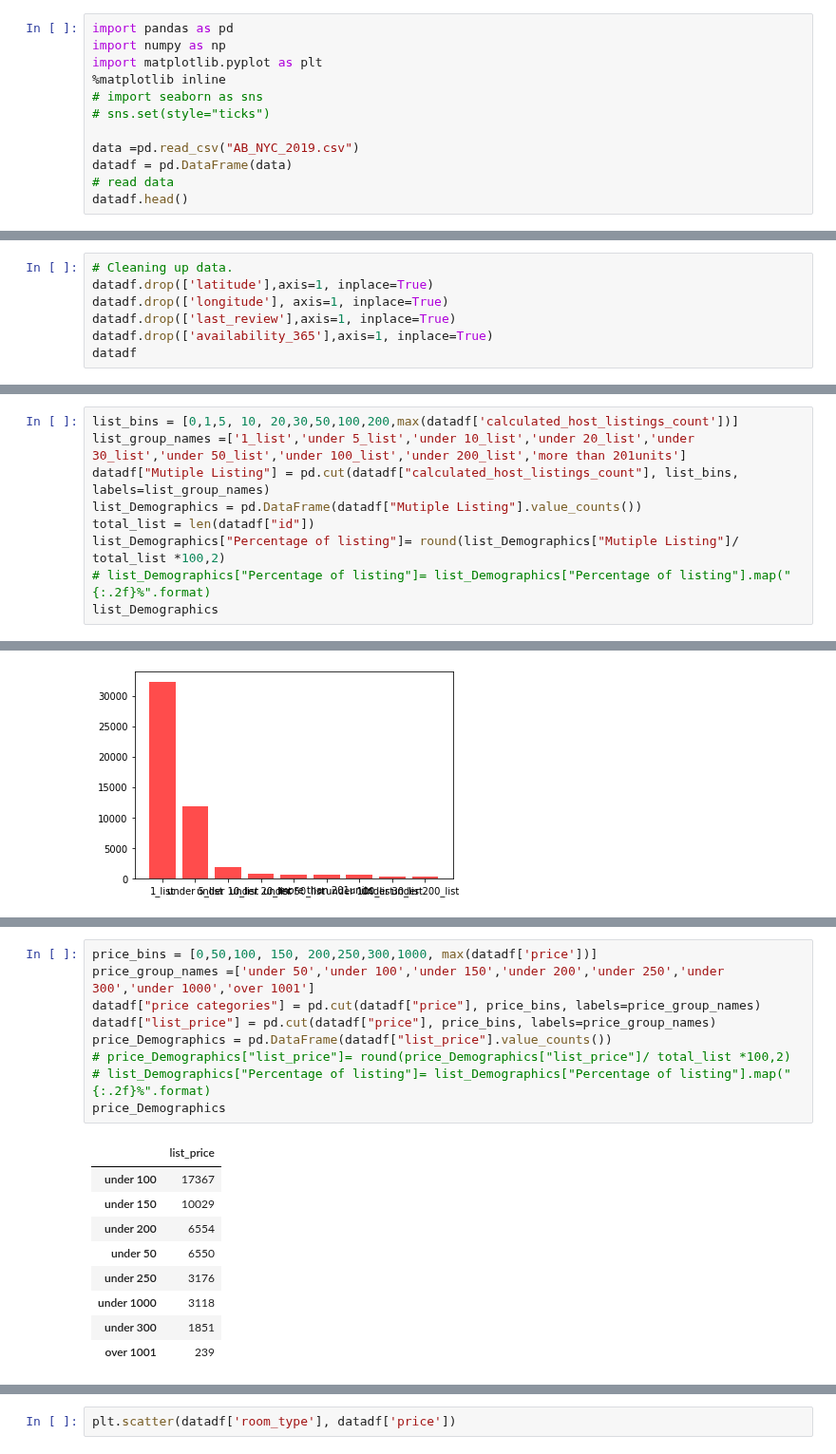
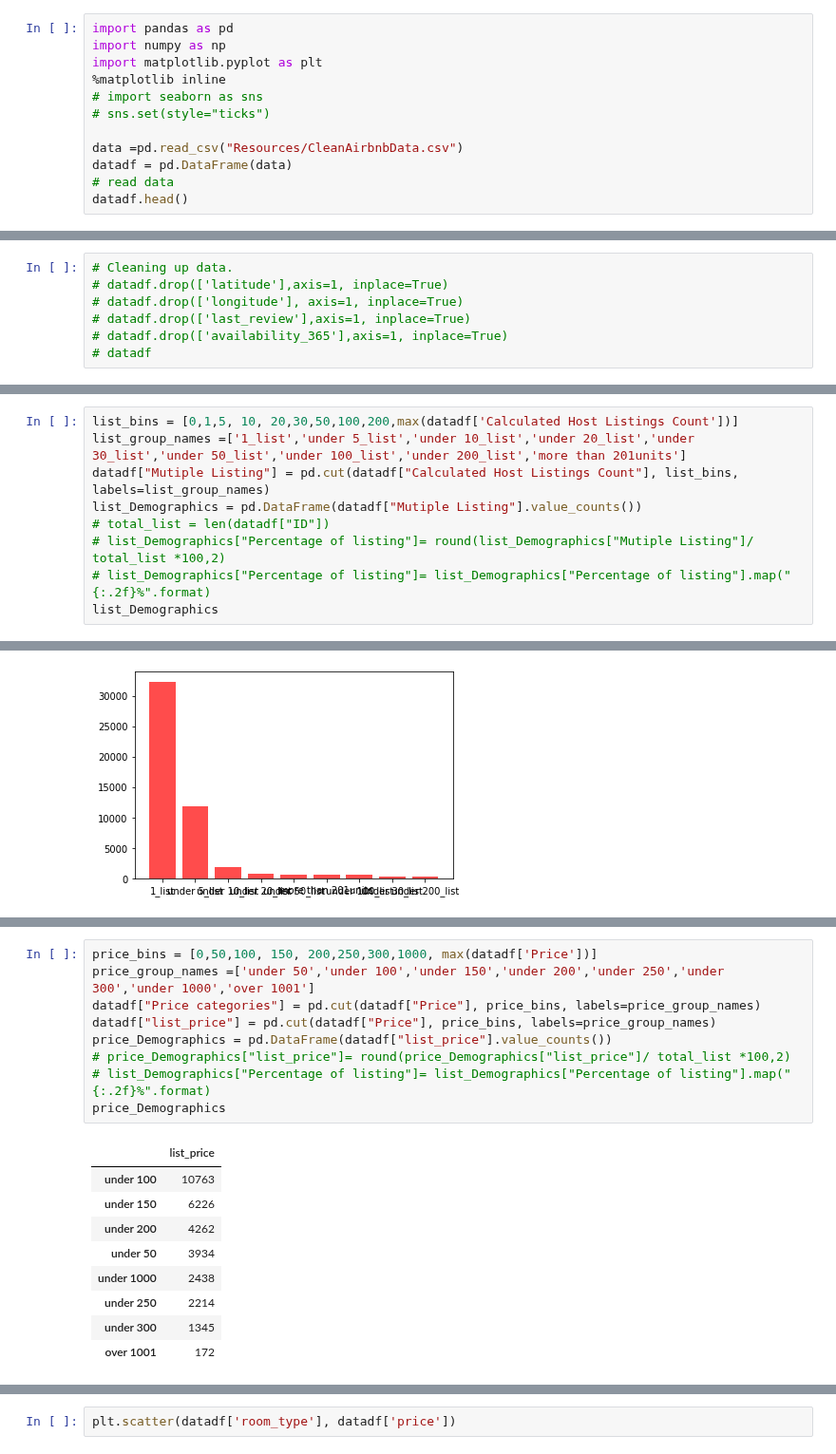
Before and after one commit to hayden4davey/Project1-Group2, a Jupyter notebook: shao data exploring.ipynb, the cells around one changed output, grey strips where cells are left out. Shown at 95% size. Saved outputs shown, nothing was run; the diff lists cells and outputs as text.

```diff
--- a/shao data exploring.ipynb
+++ b/shao data exploring.ipynb
@@ -6,7 +6,7 @@ import matplotlib.pyplot as plt
 # import seaborn as sns
 # sns.set(style="ticks")
 
-data =pd.read_csv("AB_NYC_2019.csv")
+data =pd.read_csv("Resources/CleanAirbnbData.csv")
 datadf = pd.DataFrame(data)
 # read data
 datadf.head()
@@ -57,8 +57,8 @@ datadf.describe()
 | max | 3.648724e+07 | 2.743213e+08 | 40.913060 | -73.712990 | 10000.000000 | 1250.000000 | 629.000000 | 58.500000 | ... |
 # %%
 # Cleaning up data.
-datadf.drop(['latitude'],axis=1, inplace=True)
-datadf.drop(['longitude'], axis=1, inplace=True)
-datadf.drop(['last_review'],axis=1, inplace=True)
-datadf.drop(['availability_365'],axis=1, inplace=True)
-datadf
+# datadf.drop(['latitude'],axis=1, inplace=True)
+# datadf.drop(['longitude'], axis=1, inplace=True)
+# datadf.drop(['last_review'],axis=1, inplace=True)
+# datadf.drop(['availability_365'],axis=1, inplace=True)
+# datadf
@@ -107,10 +88,10 @@ Name: host_id, dtype: float64
 # %%
-list_bins = [0,1,5, 10, 20,30,50,100,200,max(datadf['calculated_host_listings_count'])]
+list_bins = [0,1,5, 10, 20,30,50,100,200,max(datadf['Calculated Host Listings Count'])]
 list_group_names =['1_list','under 5_list','under 10_list','under 20_list','under 30_list','under 50_list','under 100_list','under 200_list','more than 201units']
-datadf["Mutiple Listing"] = pd.cut(datadf["calculated_host_listings_count"], list_bins, labels=list_group_names)
+datadf["Mutiple Listing"] = pd.cut(datadf["Calculated Host Listings Count"], list_bins, labels=list_group_names)
 list_Demographics = pd.DataFrame(datadf["Mutiple Listing"].value_counts())
-total_list = len(datadf["id"])
-list_Demographics["Percentage of listing"]= round(list_Demographics["Mutiple Listing"]/ total_list *100,2)
+# total_list = len(datadf["ID"])
+# list_Demographics["Percentage of listing"]= round(list_Demographics["Mutiple Listing"]/ total_list *100,2)
 # list_Demographics["Percentage of listing"]= list_Demographics["Percentage of listing"].map("{:.2f}%".format)
 list_Demographics
 # %% [output]
@@ -149,20 +130,20 @@ min price:0, max price:10000,mean_p:152.7206871868289
 # %%
-price_bins = [0,50,100, 150, 200,250,300,1000, max(datadf['price'])]
+price_bins = [0,50,100, 150, 200,250,300,1000, max(datadf['Price'])]
 price_group_names =['under 50','under 100','under 150','under 200','under 250','under 300','under 1000','over 1001']
-datadf["price categories"] = pd.cut(datadf["price"], price_bins, labels=price_group_names)
-datadf["list_price"] = pd.cut(datadf["price"], price_bins, labels=price_group_names)
+datadf["Price categories"] = pd.cut(datadf["Price"], price_bins, labels=price_group_names)
+datadf["list_price"] = pd.cut(datadf["Price"], price_bins, labels=price_group_names)
 price_Demographics = pd.DataFrame(datadf["list_price"].value_counts())
 # price_Demographics["list_price"]= round(price_Demographics["list_price"]/ total_list *100,2)
 # list_Demographics["Percentage of listing"]= list_Demographics["Percentage of listing"].map("{:.2f}%".format)
 price_Demographics
 # %% [output]
 |  | list_price |
-| under 100 | 17367 |
-| under 150 | 10029 |
-| under 200 | 6554 |
-| under 50 | 6550 |
-| under 250 | 3176 |
-| under 1000 | 3118 |
-| under 300 | 1851 |
-| over 1001 | 239 |
+| under 100 | 10763 |
+| under 150 | 6226 |
+| under 200 | 4262 |
+| under 50 | 3934 |
+| under 1000 | 2438 |
+| under 250 | 2214 |
+| under 300 | 1345 |
+| over 1001 | 172 |
 # %%
```
Also changed, not shown: parts of 12 cells of this notebook.
